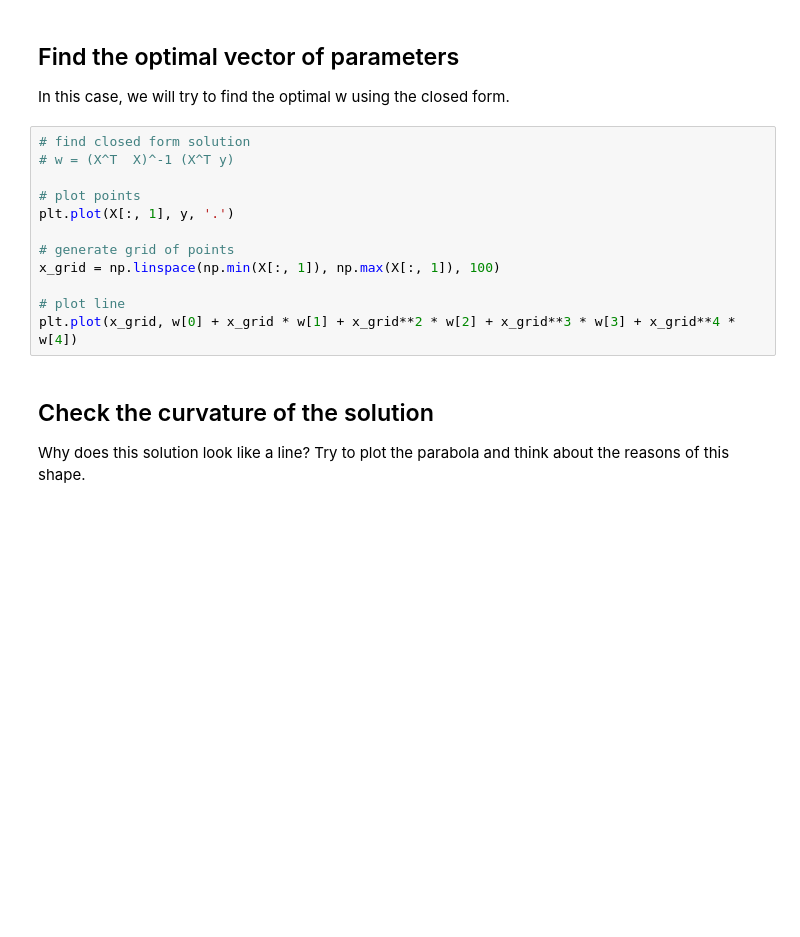
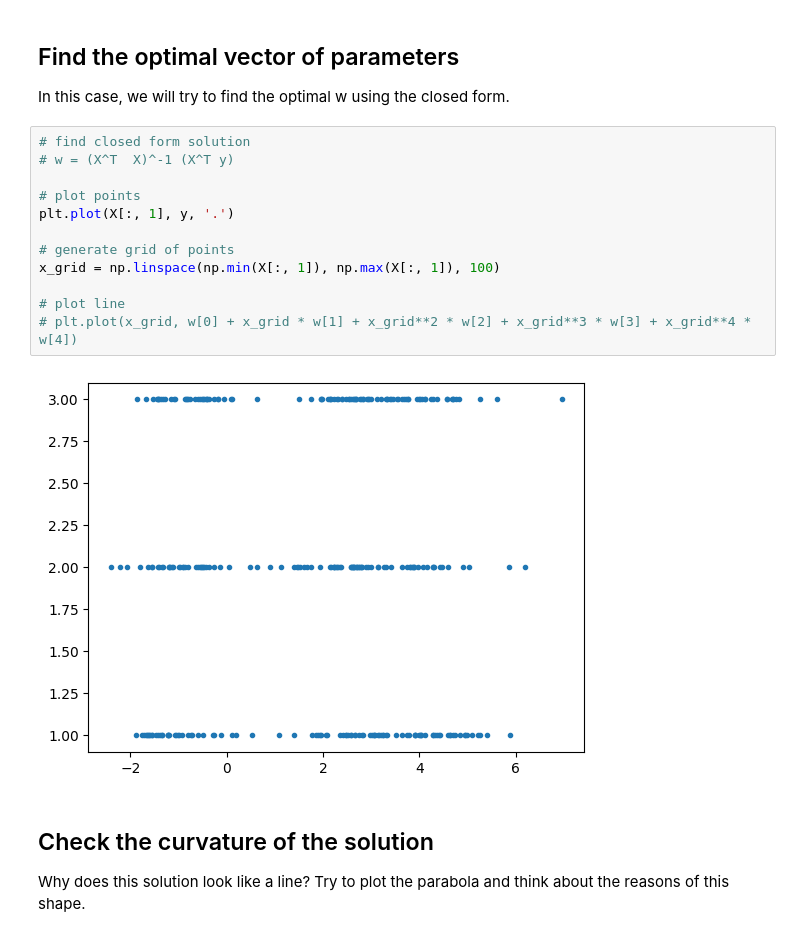
Before and after one commit to imAlessas/machine-learning, a Jupyter notebook: exercises/classification-perceptron.ipynb, the cells around one changed output. Saved outputs shown, nothing was run; the diff lists cells and outputs as text; blank space fills up the shorter version.

```diff
--- a/exercises/classification-perceptron.ipynb
+++ b/exercises/classification-perceptron.ipynb
@@ -163,15 +189,17 @@ In this case, we will try to find the optimal w using the closed form.
 # %%
 # find closed form solution
 # w = (X^T  X)^-1 (X^T y)
 
 # plot points
 plt.plot(X[:, 1], y, '.')
 
 # generate grid of points
 x_grid = np.linspace(np.min(X[:, 1]), np.max(X[:, 1]), 100)
 
 # plot line
-plt.plot(x_grid, w[0] + x_grid * w[1] + x_grid**2 * w[2] + x_grid**3 * w[3] + x_grid**4 * w[4])
+# plt.plot(x_grid, w[0] + x_grid * w[1] + x_grid**2 * w[2] + x_grid**3 * w[3] + x_grid**4 * w[4])
+# %% [output]
+[figure, added]
 # %% [markdown]
 ## Check the curvature of the solution
 
```
Also changed, not shown: parts of 9 cells of this notebook.
